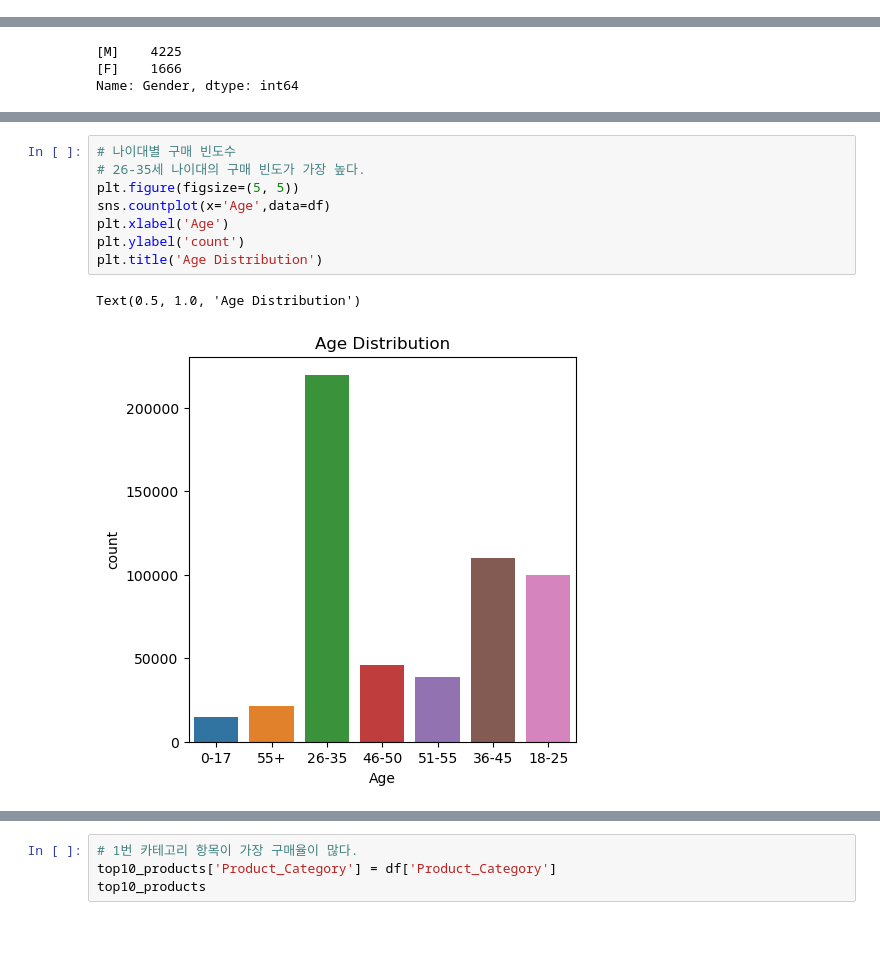
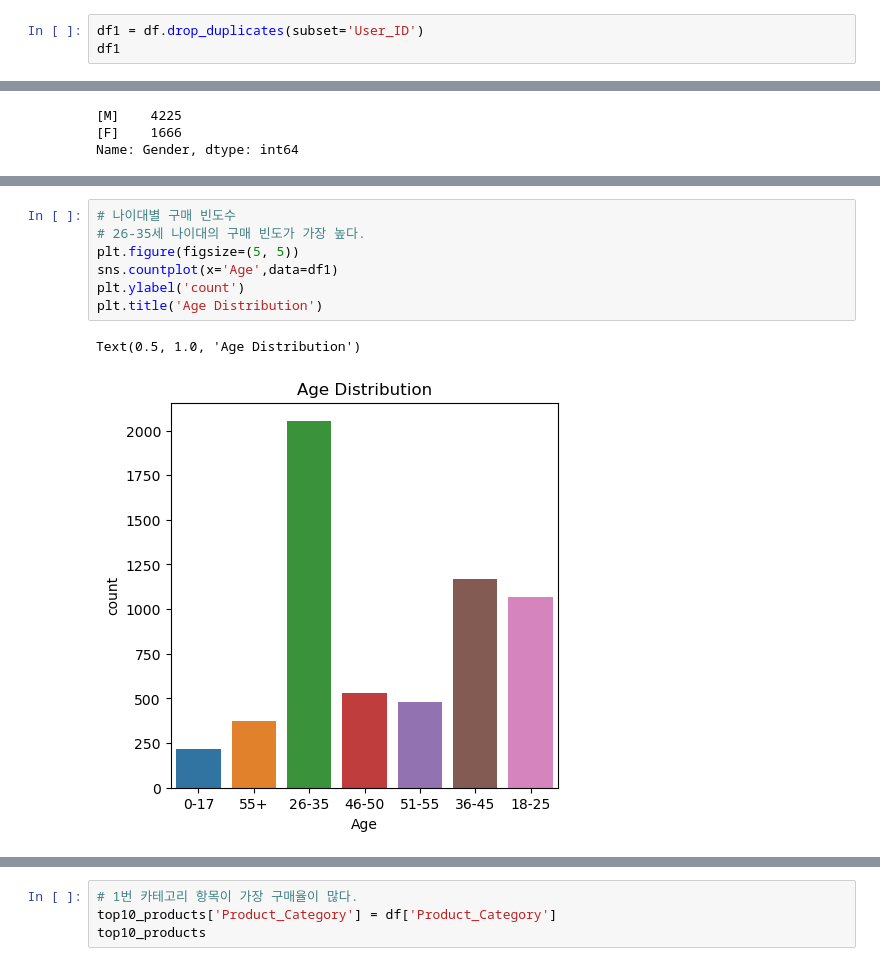
Before and after one commit to EunSeo35/Multicampus_TIL, a Jupyter notebook: 26_쇼핑몰데이터분석(미니프로젝트).ipynb, the cells around one changed output, grey strips where cells are left out. Drawn from its saved outputs; the diff is of its cells as text; blank space fills up the shorter version.

```diff
--- a/26_쇼핑몰데이터분석(미니프로젝트).ipynb
+++ b/26_쇼핑몰데이터분석(미니프로젝트).ipynb
@@ -65,3 +65,6 @@ dtype: int64
 df['User_ID'].nunique()
 # %% [output]
 5891
+# %%
+df1 = df.drop_duplicates(subset='User_ID')
+df1
@@ -98,12 +115,11 @@ plt.show()
 # %%
 # 나이대별 구매 빈도수
 # 26-35세 나이대의 구매 빈도가 가장 높다.
 plt.figure(figsize=(5, 5))
-sns.countplot(x='Age',data=df)
-plt.xlabel('Age')
+sns.countplot(x='Age',data=df1)
 plt.ylabel('count')
 plt.title('Age Distribution')
 # %% [output]
 Text(0.5, 1.0, 'Age Distribution')
-[figure, old version]
+[figure, new version]
 # %%
```
Also changed, not shown: parts of 12 cells of this notebook.
